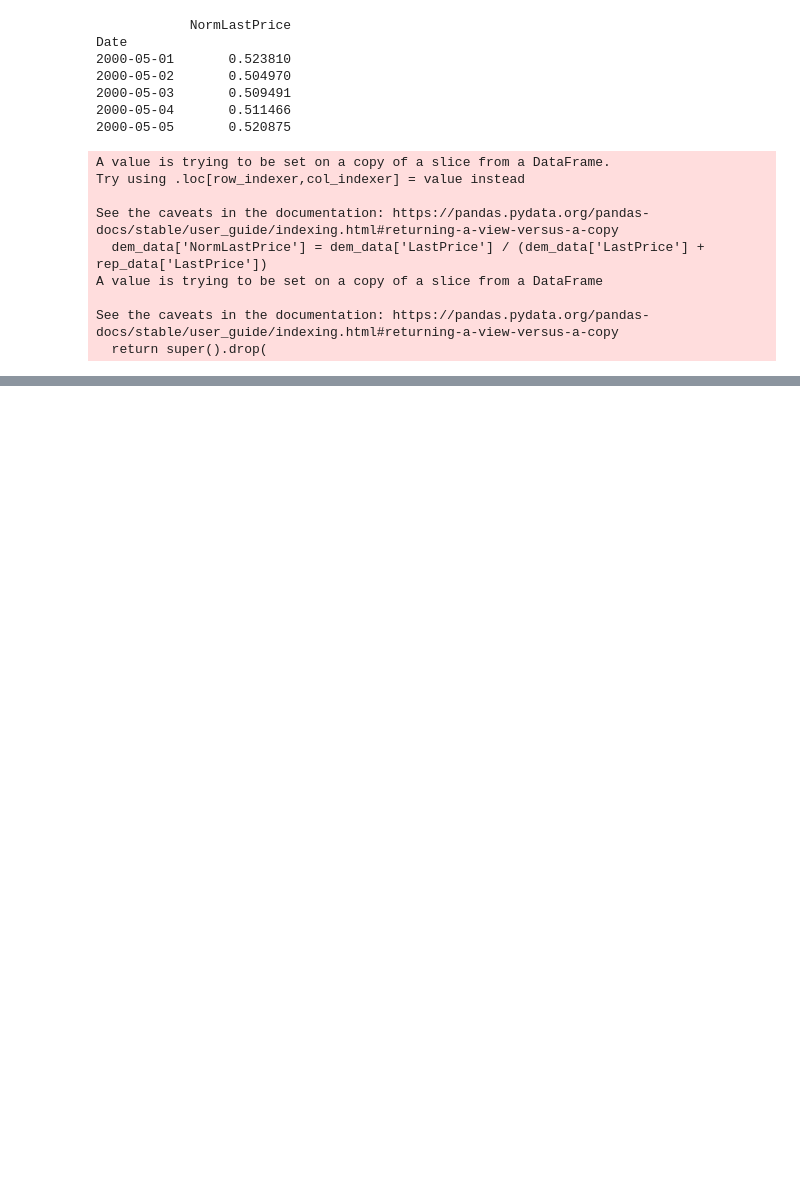
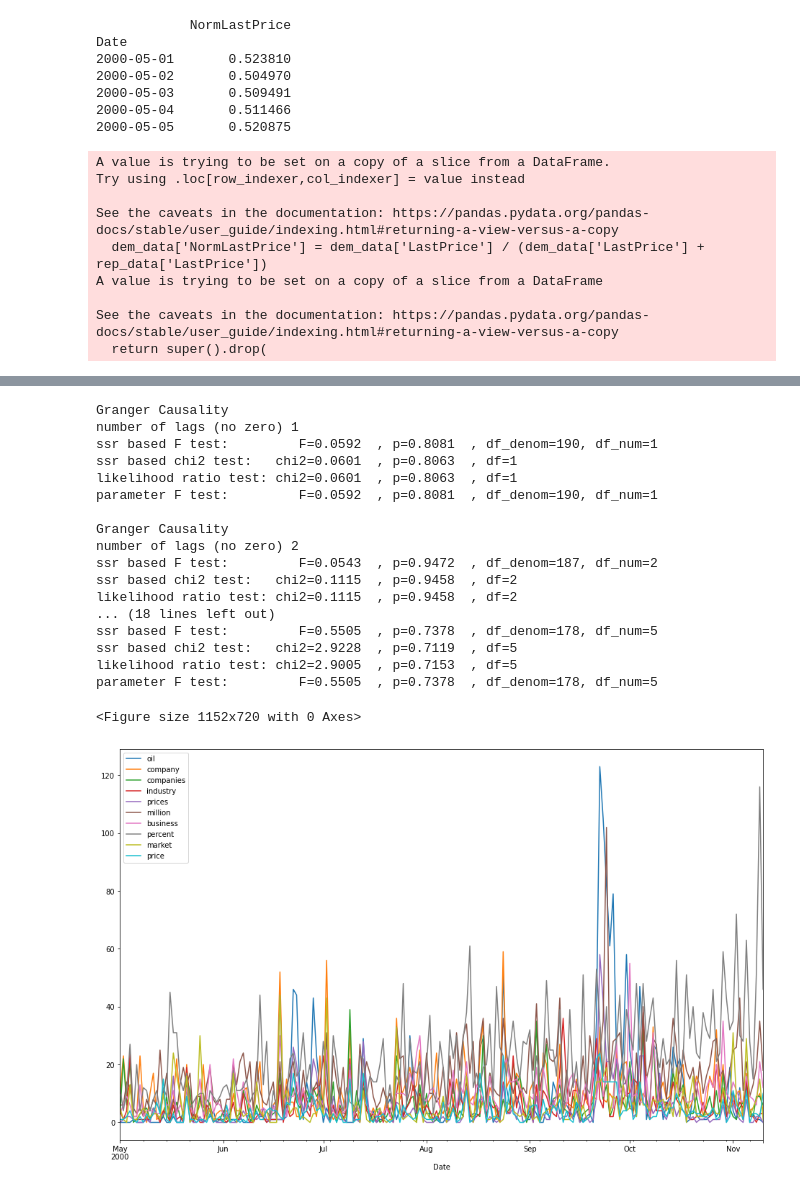
Before and after one commit to jhuamani/CourseProject, a Jupyter notebook: SKlearn Test.ipynb, the cells around one changed output, grey strips where cells are left out. Drawn from its saved outputs; the diff is of its cells as text; code cells hidden in the pictures; blank space fills up the shorter version.

```diff
--- a/SKlearn Test.ipynb
+++ b/SKlearn Test.ipynb
@@ -255,0 +334,10 @@ parameter F test:         F=2.1844  , p=0.0579  , df_denom=178, df_num=5
+# %%
+# Sort significant topic by pseudo count in descending order
+top_topic = 10
+test_sort = topic_word_matrix.loc[top_topic].sort_values(ascending=False)
+
+# Choose l # of top words from top topic
+l = 10
+top_l_words_of_topic = test_sort.index[:l]
+print(test_sort.head(l))
+print(top_l_words_of_topic)
@@ -255,0 +359,32 @@ parameter F test:         F=2.1844  , p=0.0579  , df_denom=178, df_num=5
+# %%
+# Granger results for words
+granger_results10 = grangercausalitytests(combined_word_dem_data[['NormLastPrice',top_l_words_of_topic[0]]],5)
+
+# Filter word stream to top l words
+test_stream = word_stream[top_l_words_of_topic]
+
+# Plot resulting topic streams
+plt.rcParams['figure.figsize'] = [16, 10]
+plt.figure()
+test_stream.plot()
+plt.show()
+# %% [output]
+Granger Causality
+number of lags (no zero) 1
+ssr based F test:         F=0.0592  , p=0.8081  , df_denom=190, df_num=1
+ssr based chi2 test:   chi2=0.0601  , p=0.8063  , df=1
+likelihood ratio test: chi2=0.0601  , p=0.8063  , df=1
+parameter F test:         F=0.0592  , p=0.8081  , df_denom=190, df_num=1
+
+Granger Causality
+number of lags (no zero) 2
+ssr based F test:         F=0.0543  , p=0.9472  , df_denom=187, df_num=2
+ssr based chi2 test:   chi2=0.1115  , p=0.9458  , df=2
+likelihood ratio test: chi2=0.1115  , p=0.9458  , df=2
+... (18 lines left out)
+ssr based F test:         F=0.5505  , p=0.7378  , df_denom=178, df_num=5
+ssr based chi2 test:   chi2=2.9228  , p=0.7119  , df=5
+likelihood ratio test: chi2=2.9005  , p=0.7153  , df=5
+parameter F test:         F=0.5505  , p=0.7378  , df_denom=178, df_num=5
+<Figure size 1152x720 with 0 Axes>
+[figure, added]
```
Also changed, not shown: parts of 18 cells of this notebook.
